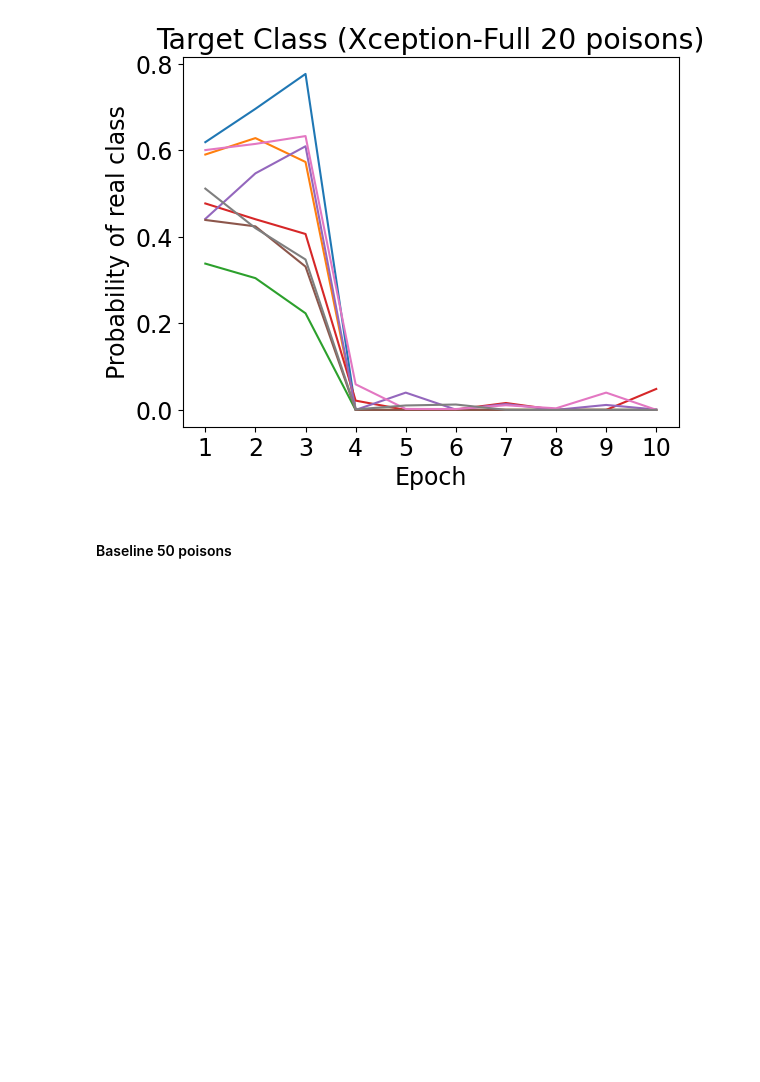
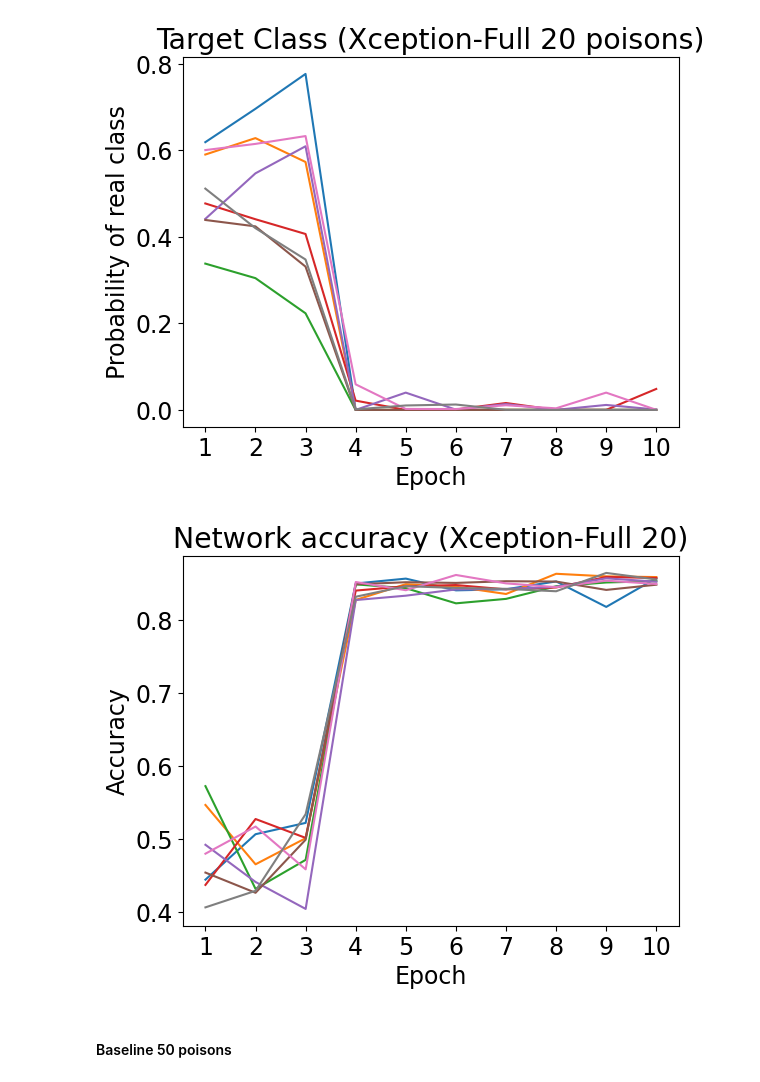
Before and after one commit to awesomealex1/Poison_Attacks, a Jupyter notebook: Experiments Graphs.ipynb, the cells around one changed output. Drawn from its saved outputs; the diff is of its cells as text; code cells hidden in the pictures; blank space fills up the shorter version.

```diff
--- a/Experiments Graphs.ipynb
+++ b/Experiments Graphs.ipynb
@@ -282,6 +297,10 @@ face_finetune = [
 graph_target_class_multiple(xception_full_base_20_outputs, title="Target Class (Xception-Full 20 poisons)")
 # %% [output]
 [figure]
+# %%
+graph_accuracy_multiple(xception_full_base_20_outputs, name='Network accuracy (Xception-Full 20)')
+# %% [output]
+[figure, added]
 # %% [markdown]
 #### Baseline 50 poisons
 # %%
```
Also changed, not shown: parts of 30 cells of this notebook, 1 other file.
